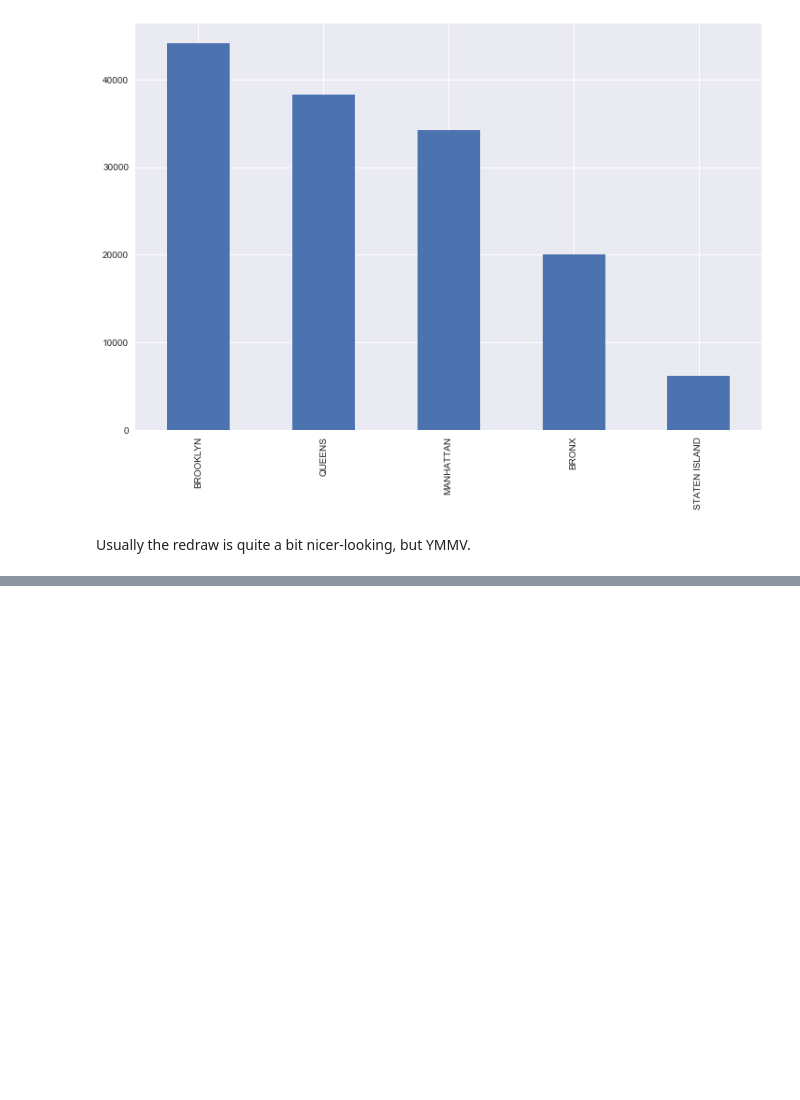
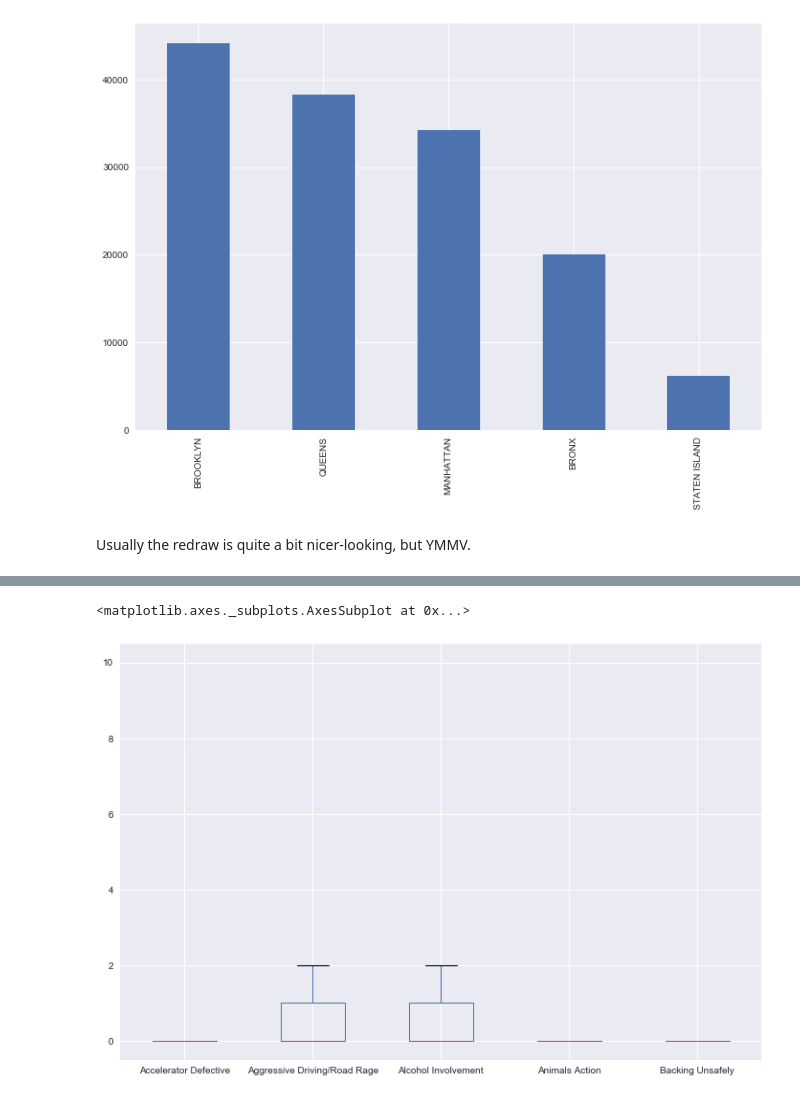
Before and after one commit to ResidentMario/plotting-tools, a Jupyter notebook: notebooks/02-seaborn.ipynb, the cells around one changed output, grey strips where cells are left out. Cells and saved outputs as stored; diff of their text form; code cells hidden in the pictures; blank space fills up the shorter version.

```diff
--- a/notebooks/02-seaborn.ipynb
+++ b/notebooks/02-seaborn.ipynb
@@ -144,0 +137,14 @@ sns.barplot(x='CONTRIBUTING FACTOR VEHICLE 1',
+# %%
+df = collisions[['CONTRIBUTING FACTOR VEHICLE 1', 'NUMBER OF PERSONS INJURED']]
+df = df[df['CONTRIBUTING FACTOR VEHICLE 1'] != 'Unspecified']
+
+subsrs = []
+df.groupby('CONTRIBUTING FACTOR VEHICLE 1')\
+    .apply(lambda df: subsrs.append(pd.Series(df['NUMBER OF PERSONS INJURED'].values, name=df.name)))
+
+df = pd.concat(subsrs, axis='columns')
+# %%
+df.iloc[:, :5].plot.box(figsize=(12, 8))
+# %% [output]
+<matplotlib.axes._subplots.AxesSubplot at 0x...>
+[figure, added]
```
Also changed, not shown: parts of 22 cells of this notebook, 7 other files.
